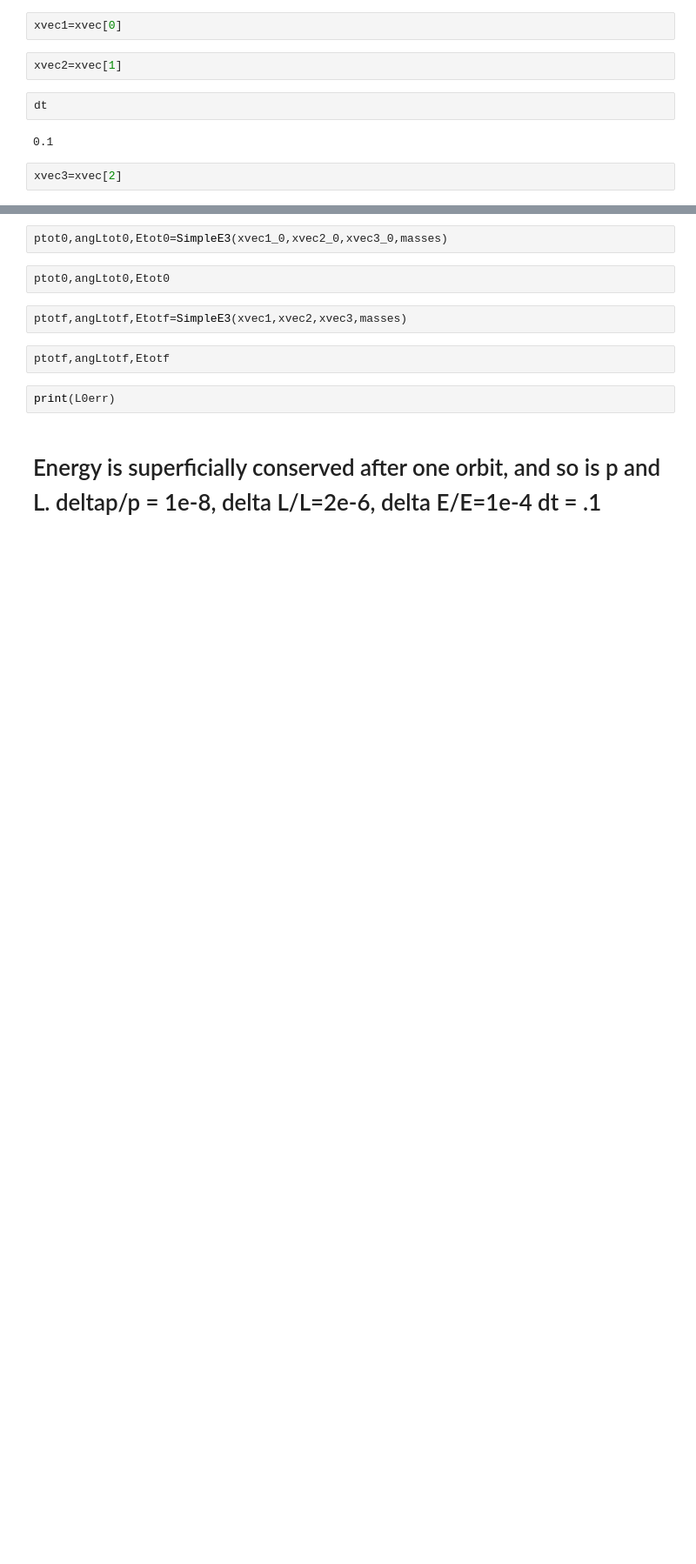
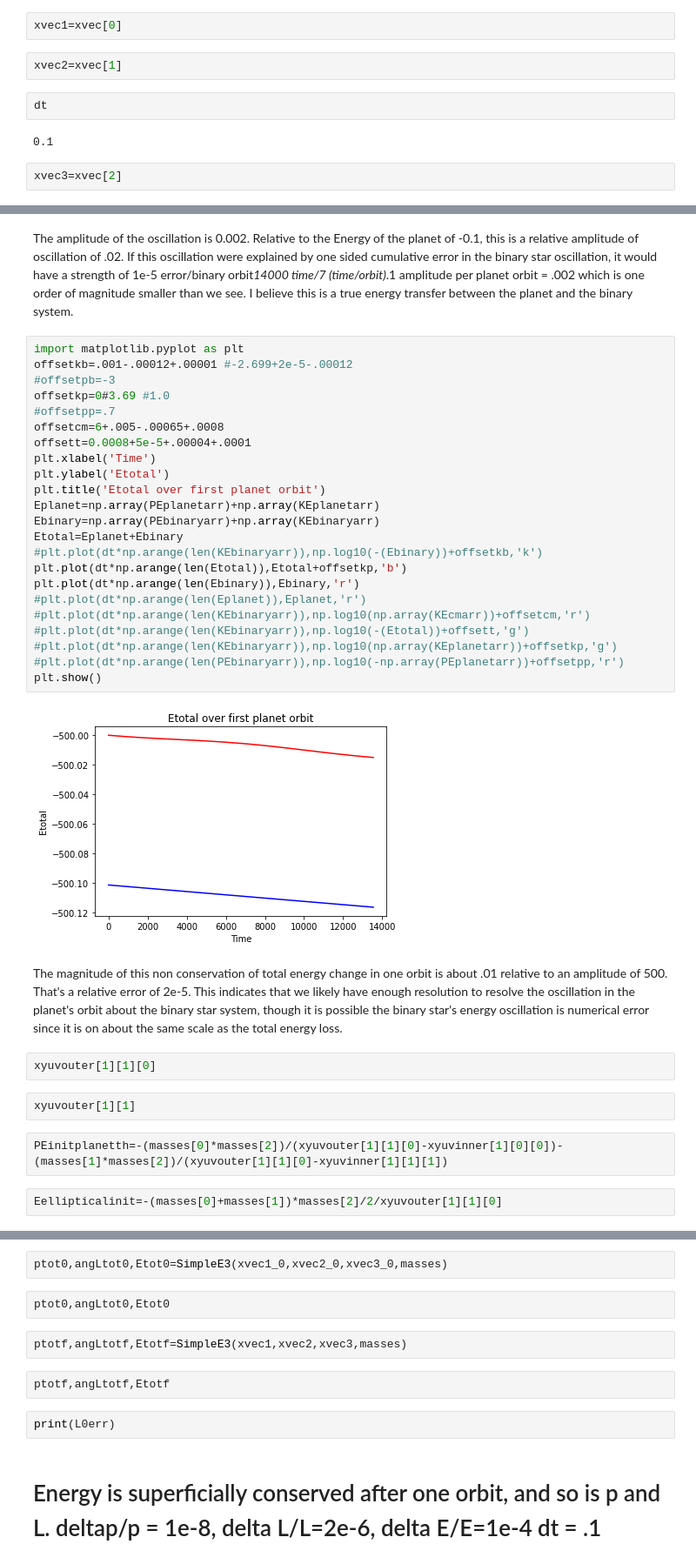
Before and after one commit to sdorsher/ThreeBodyOrbits, a Jupyter notebook: TwoStarsOnePlanet_Esplit.ipynb, the cells around one changed output, grey strips where cells are left out. Shown: that part at 87% size. Saved outputs shown, nothing was run; the diff lists cells and outputs as text; blank space fills up the shorter version.

```diff
--- a/TwoStarsOnePlanet_Esplit.ipynb
+++ b/TwoStarsOnePlanet_Esplit.ipynb
@@ -495,0 +580,37 @@ plt.show()
+# %% [markdown]
+The amplitude of the oscillation is 0.002. Relative to the Energy of the planet of -0.1, this is a relative amplitude of oscillation of .02. If this oscillation were explained by one sided cumulative error in the binary star oscillation, it would have a strength of 1e-5 error/binary orbit*14000 time/7 (time/orbit)*.1 amplitude per planet orbit = .002 which is one order of magnitude smaller than we see. I believe this is a true energy transfer between the planet and the binary system.
+# %%
+import matplotlib.pyplot as plt
+offsetkb=.001-.00012+.00001 #-2.699+2e-5-.00012
+#offsetpb=-3
+offsetkp=0#3.69 #1.0
+#offsetpp=.7
+offsetcm=6+.005-.00065+.0008
+offsett=0.0008+5e-5+.00004+.0001
+plt.xlabel('Time')
+plt.ylabel('Etotal')
+plt.title('Etotal over first planet orbit')
+Eplanet=np.array(PEplanetarr)+np.array(KEplanetarr)
+Ebinary=np.array(PEbinaryarr)+np.array(KEbinaryarr)
+Etotal=Eplanet+Ebinary
+#plt.plot(dt*np.arange(len(KEbinaryarr)),np.log10(-(Ebinary))+offsetkb,'k')
+plt.plot(dt*np.arange(len(Etotal)),Etotal+offsetkp,'b')
+plt.plot(dt*np.arange(len(Ebinary)),Ebinary,'r')
+#plt.plot(dt*np.arange(len(Eplanet)),Eplanet,'r')
+#plt.plot(dt*np.arange(len(KEbinaryarr)),np.log10(np.array(KEcmarr))+offsetcm,'r')
+#plt.plot(dt*np.arange(len(KEbinaryarr)),np.log10(-(Etotal))+offsett,'g')
+#plt.plot(dt*np.arange(len(KEbinaryarr)),np.log10(np.array(KEplanetarr))+offsetkp,'g')
+#plt.plot(dt*np.arange(len(PEbinaryarr)),np.log10(-np.array(PEplanetarr))+offsetpp,'r')
+plt.show()
+# %% [output]
+[figure, added]
+# %% [markdown]
+The magnitude of this non conservation of total energy change in one orbit is about .01 relative to an amplitude of 500. That's a relative error of 2e-5. This indicates that we likely have enough resolution to resolve the oscillation in the planet's orbit about the binary star system, though it is possible the binary star's energy oscillation is numerical error since it is on about the same scale as the total energy loss.
+# %%
+xyuvouter[1][1][0]
+# %%
+xyuvouter[1][1]
+# %%
+PEinitplanetth=-(masses[0]*masses[2])/(xyuvouter[1][1][0]-xyuvinner[1][0][0])-(masses[1]*masses[2])/(xyuvouter[1][1][0]-xyuvinner[1][1][1])
+# %%
+Eellipticalinit=-(masses[0]+masses[1])*masses[2]/2/xyuvouter[1][1][0]
```
Also changed, not shown: parts of 102 cells of this notebook.
